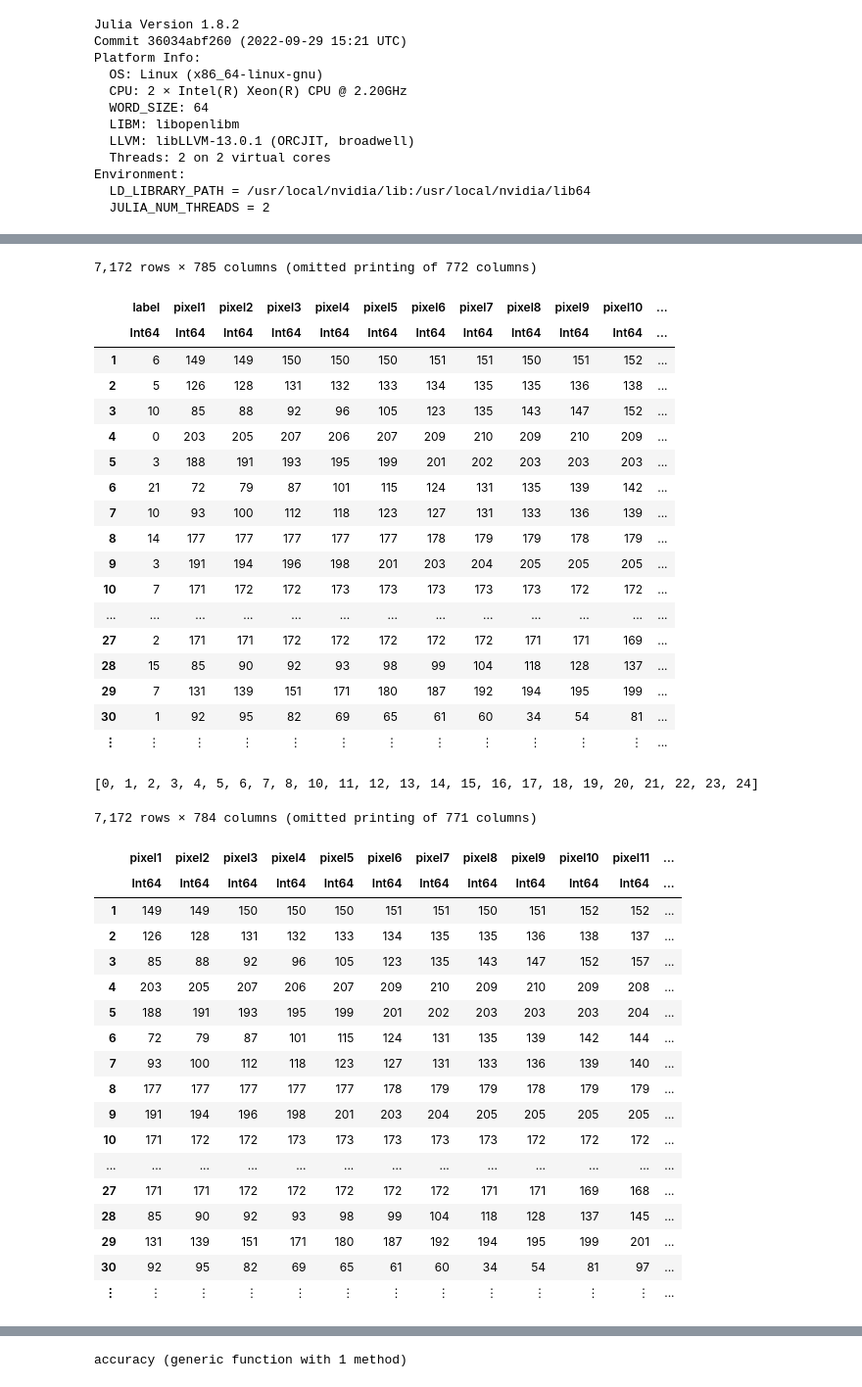
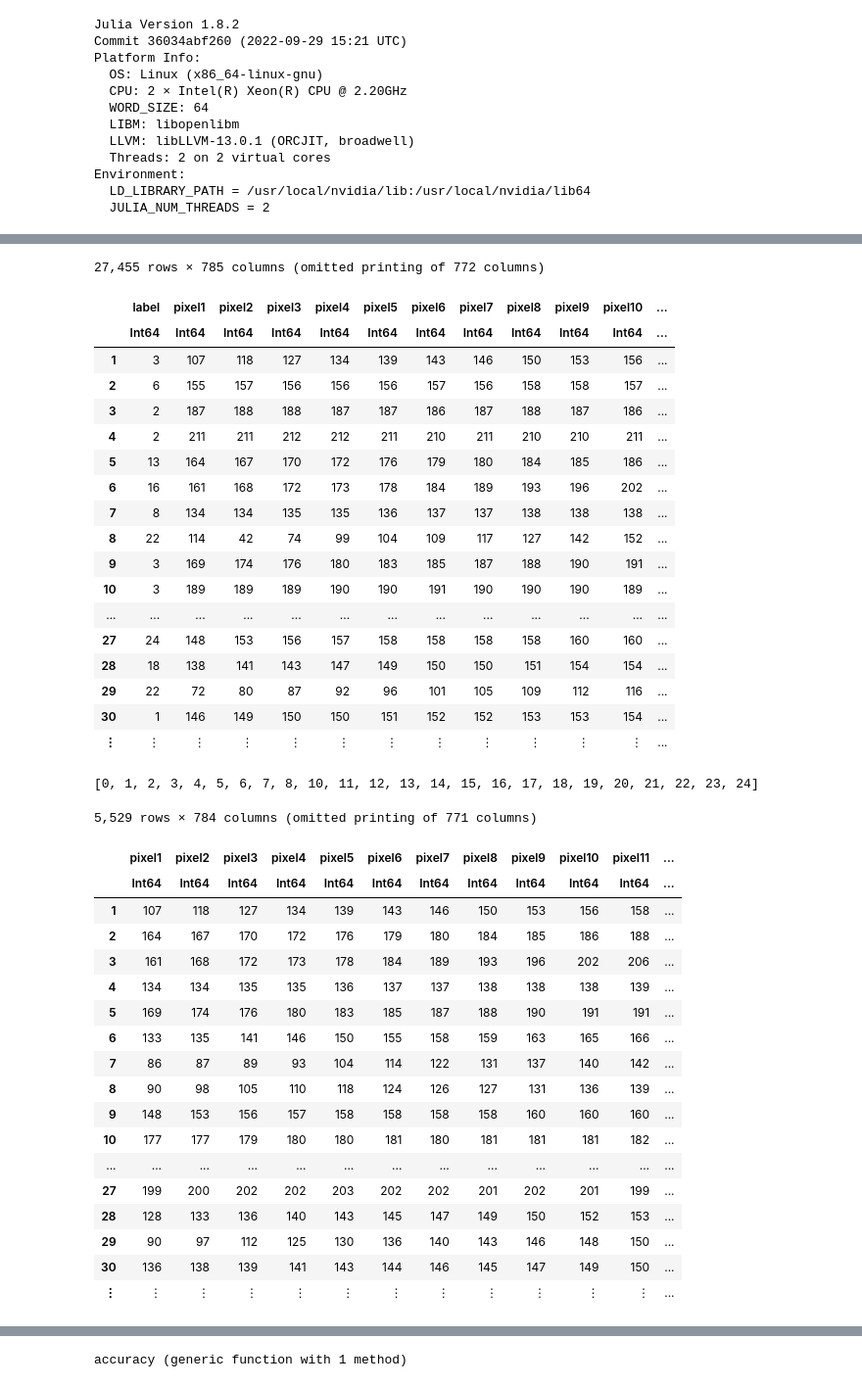
Before and after one commit to Parthiee/Gesture-Recognition-for-Sign-Language, a Jupyter notebook: model.ipynb, the cells around one changed output, grey strips where cells are left out. Shown at 98% size. Drawn from its saved outputs; the diff is of its cells as text; code cells hidden in the pictures.

```diff
--- a/model.ipynb
+++ b/model.ipynb
@@ -120,25 +122,24 @@ LoadError: failed process: Process(`git clone https://github.com/Parthiee/Gestur
 using CSV
 using DataFrames
 
-df_train = CSV.read("/content/Gesture-Recognition-for-Sign-Language/data/sign_mnist_train.csv", DataFrame)
-df_test = CSV.read("/content/Gesture-Recognition-for-Sign-Language/data/sign_mnist_test.csv", DataFrame)
+df = CSV.read("/content/Gesture-Recognition-for-Sign-Language/data/sign_mnist_train.csv", DataFrame)
 # %% [output]
-7,172 rows × 785 columns (omitted printing of 772 columns)
+27,455 rows × 785 columns (omitted printing of 772 columns)
 |  | label | pixel1 | pixel2 | pixel3 | pixel4 | pixel5 | pixel6 | pixel7 | pixel8 | pixel9 | pixel10 | ... |
 |  | Int64 | Int64 | Int64 | Int64 | Int64 | Int64 | Int64 | Int64 | Int64 | Int64 | Int64 | ... |
-| 1 | 6 | 149 | 149 | 150 | 150 | 150 | 151 | 151 | 150 | 151 | 152 | ... |
-| 2 | 5 | 126 | 128 | 131 | 132 | 133 | 134 | 135 | 135 | 136 | 138 | ... |
-| 3 | 10 | 85 | 88 | 92 | 96 | 105 | 123 | 135 | 143 | 147 | 152 | ... |
-| 4 | 0 | 203 | 205 | 207 | 206 | 207 | 209 | 210 | 209 | 210 | 209 | ... |
-| 5 | 3 | 188 | 191 | 193 | 195 | 199 | 201 | 202 | 203 | 203 | 203 | ... |
-| 6 | 21 | 72 | 79 | 87 | 101 | 115 | 124 | 131 | 135 | 139 | 142 | ... |
-| 7 | 10 | 93 | 100 | 112 | 118 | 123 | 127 | 131 | 133 | 136 | 139 | ... |
-| 8 | 14 | 177 | 177 | 177 | 177 | 177 | 178 | 179 | 179 | 178 | 179 | ... |
-| 9 | 3 | 191 | 194 | 196 | 198 | 201 | 203 | 204 | 205 | 205 | 205 | ... |
-| 10 | 7 | 171 | 172 | 172 | 173 | 173 | 173 | 173 | 173 | 172 | 172 | ... |
+| 1 | 3 | 107 | 118 | 127 | 134 | 139 | 143 | 146 | 150 | 153 | 156 | ... |
+| 2 | 6 | 155 | 157 | 156 | 156 | 156 | 157 | 156 | 158 | 158 | 157 | ... |
+| 3 | 2 | 187 | 188 | 188 | 187 | 187 | 186 | 187 | 188 | 187 | 186 | ... |
+| 4 | 2 | 211 | 211 | 212 | 212 | 211 | 210 | 211 | 210 | 210 | 211 | ... |
+| 5 | 13 | 164 | 167 | 170 | 172 | 176 | 179 | 180 | 184 | 185 | 186 | ... |
+| 6 | 16 | 161 | 168 | 172 | 173 | 178 | 184 | 189 | 193 | 196 | 202 | ... |
+| 7 | 8 | 134 | 134 | 135 | 135 | 136 | 137 | 137 | 138 | 138 | 138 | ... |
+| 8 | 22 | 114 | 42 | 74 | 99 | 104 | 109 | 117 | 127 | 142 | 152 | ... |
+| 9 | 3 | 169 | 174 | 176 | 180 | 183 | 185 | 187 | 188 | 190 | 191 | ... |
+| 10 | 3 | 189 | 189 | 189 | 190 | 190 | 191 | 190 | 190 | 190 | 189 | ... |
 | ... | ... | ... | ... | ... | ... | ... | ... | ... | ... | ... | ... | ... |
-| 27 | 2 | 171 | 171 | 172 | 172 | 172 | 172 | 172 | 171 | 171 | 169 | ... |
-| 28 | 15 | 85 | 90 | 92 | 93 | 98 | 99 | 104 | 118 | 128 | 137 | ... |
-| 29 | 7 | 131 | 139 | 151 | 171 | 180 | 187 | 192 | 194 | 195 | 199 | ... |
-| 30 | 1 | 92 | 95 | 82 | 69 | 65 | 61 | 60 | 34 | 54 | 81 | ... |
+| 27 | 24 | 148 | 153 | 156 | 157 | 158 | 158 | 158 | 158 | 160 | 160 | ... |
+| 28 | 18 | 138 | 141 | 143 | 147 | 149 | 150 | 150 | 151 | 154 | 154 | ... |
+| 29 | 22 | 72 | 80 | 87 | 92 | 96 | 101 | 105 | 109 | 112 | 116 | ... |
+| 30 | 1 | 146 | 149 | 150 | 150 | 151 | 152 | 152 | 153 | 153 | 154 | ... |
 | ⋮ | ⋮ | ⋮ | ⋮ | ⋮ | ⋮ | ⋮ | ⋮ | ⋮ | ⋮ | ⋮ | ⋮ | ... |
@@ -148,33 +154,33 @@ println(uniqueEntries)
 # %% [output]
 [0, 1, 2, 3, 4, 5, 6, 7, 8, 10, 11, 12, 13, 14, 15, 16, 17, 18, 19, 20, 21, 22, 23, 24]
 # %%
-#using Lathe.preprocess: TrainTestSplit
-#train, test = TrainTestSplit(df,0.8)
+using Lathe.preprocess: TrainTestSplit
+train, test = TrainTestSplit(df,0.8)
 
-trainY = df_train[!,"label"]
-trainX = select!(df_train, Not([:label]))
+trainY = train[!,"label"]
+trainX = select!(train, Not([:label]))
 
-testY = df_test[!,"label"]
-testX = select!(df_test, Not([:label]))
+testY = test[!,"label"]
+testX = select!(test, Not([:label]))
 # %% [output]
-7,172 rows × 784 columns (omitted printing of 771 columns)
+5,529 rows × 784 columns (omitted printing of 771 columns)
 |  | pixel1 | pixel2 | pixel3 | pixel4 | pixel5 | pixel6 | pixel7 | pixel8 | pixel9 | pixel10 | pixel11 | ... |
 |  | Int64 | Int64 | Int64 | Int64 | Int64 | Int64 | Int64 | Int64 | Int64 | Int64 | Int64 | ... |
-| 1 | 149 | 149 | 150 | 150 | 150 | 151 | 151 | 150 | 151 | 152 | 152 | ... |
-| 2 | 126 | 128 | 131 | 132 | 133 | 134 | 135 | 135 | 136 | 138 | 137 | ... |
-| 3 | 85 | 88 | 92 | 96 | 105 | 123 | 135 | 143 | 147 | 152 | 157 | ... |
-| 4 | 203 | 205 | 207 | 206 | 207 | 209 | 210 | 209 | 210 | 209 | 208 | ... |
-| 5 | 188 | 191 | 193 | 195 | 199 | 201 | 202 | 203 | 203 | 203 | 204 | ... |
-| 6 | 72 | 79 | 87 | 101 | 115 | 124 | 131 | 135 | 139 | 142 | 144 | ... |
-| 7 | 93 | 100 | 112 | 118 | 123 | 127 | 131 | 133 | 136 | 139 | 140 | ... |
-| 8 | 177 | 177 | 177 | 177 | 177 | 178 | 179 | 179 | 178 | 179 | 179 | ... |
-| 9 | 191 | 194 | 196 | 198 | 201 | 203 | 204 | 205 | 205 | 205 | 205 | ... |
-| 10 | 171 | 172 | 172 | 173 | 173 | 173 | 173 | 173 | 172 | 172 | 172 | ... |
+| 1 | 107 | 118 | 127 | 134 | 139 | 143 | 146 | 150 | 153 | 156 | 158 | ... |
+| 2 | 164 | 167 | 170 | 172 | 176 | 179 | 180 | 184 | 185 | 186 | 188 | ... |
+| 3 | 161 | 168 | 172 | 173 | 178 | 184 | 189 | 193 | 196 | 202 | 206 | ... |
+| 4 | 134 | 134 | 135 | 135 | 136 | 137 | 137 | 138 | 138 | 138 | 139 | ... |
+| 5 | 169 | 174 | 176 | 180 | 183 | 185 | 187 | 188 | 190 | 191 | 191 | ... |
+| 6 | 133 | 135 | 141 | 146 | 150 | 155 | 158 | 159 | 163 | 165 | 166 | ... |
+| 7 | 86 | 87 | 89 | 93 | 104 | 114 | 122 | 131 | 137 | 140 | 142 | ... |
+| 8 | 90 | 98 | 105 | 110 | 118 | 124 | 126 | 127 | 131 | 136 | 139 | ... |
+| 9 | 148 | 153 | 156 | 157 | 158 | 158 | 158 | 158 | 160 | 160 | 160 | ... |
+| 10 | 177 | 177 | 179 | 180 | 180 | 181 | 180 | 181 | 181 | 181 | 182 | ... |
 | ... | ... | ... | ... | ... | ... | ... | ... | ... | ... | ... | ... | ... |
-| 27 | 171 | 171 | 172 | 172 | 172 | 172 | 172 | 171 | 171 | 169 | 168 | ... |
-| 28 | 85 | 90 | 92 | 93 | 98 | 99 | 104 | 118 | 128 | 137 | 145 | ... |
-| 29 | 131 | 139 | 151 | 171 | 180 | 187 | 192 | 194 | 195 | 199 | 201 | ... |
-| 30 | 92 | 95 | 82 | 69 | 65 | 61 | 60 | 34 | 54 | 81 | 97 | ... |
+| 27 | 199 | 200 | 202 | 202 | 203 | 202 | 202 | 201 | 202 | 201 | 199 | ... |
+| 28 | 128 | 133 | 136 | 140 | 143 | 145 | 147 | 149 | 150 | 152 | 153 | ... |
+| 29 | 90 | 97 | 112 | 125 | 130 | 136 | 140 | 143 | 146 | 148 | 150 | ... |
+| 30 | 136 | 138 | 139 | 141 | 143 | 144 | 146 | 145 | 147 | 149 | 150 | ... |
 | ⋮ | ⋮ | ⋮ | ⋮ | ⋮ | ⋮ | ⋮ | ⋮ | ⋮ | ⋮ | ⋮ | ⋮ | ... |
 # %%
 trainX = trainX./256
```
Also changed, not shown: parts of 30 cells of this notebook.
